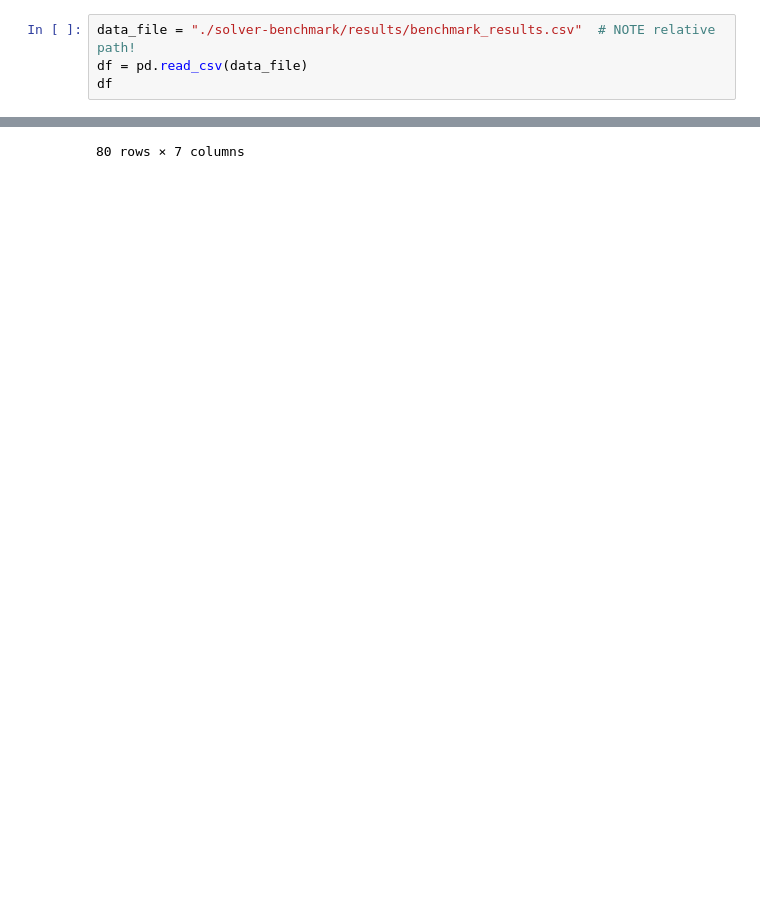
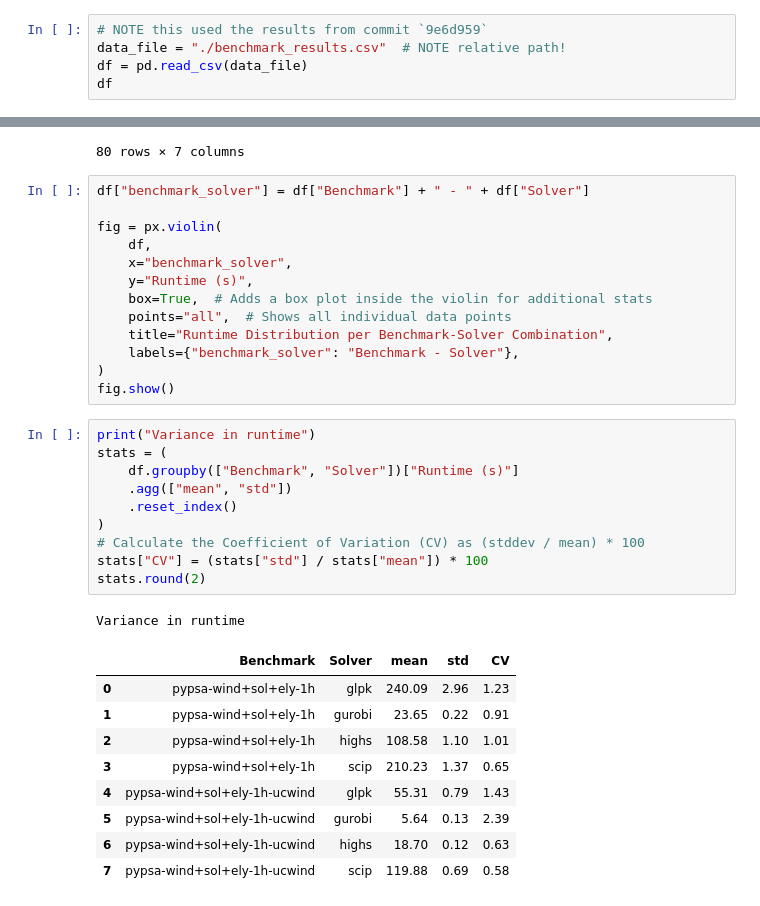
Before and after one commit to open-energy-transition/solver-benchmark, a Jupyter notebook: results/Variance.ipynb, the cells around one changed output, grey strips where cells are left out. Saved outputs shown, nothing was run; the diff lists cells and outputs as text; blank space fills up the shorter version.

Commit message:
Do some analysis of the variance

```diff
--- a/results/Variance.ipynb
+++ b/results/Variance.ipynb
@@ -3,5 +8,6 @@ import pandas as pd
 # %%
-data_file = "./solver-benchmark/results/benchmark_results.csv"  # NOTE relative path!
+# NOTE this used the results from commit `9e6d959`
+data_file = "./benchmark_results.csv"  # NOTE relative path!
 df = pd.read_csv(data_file)
 df
 # %% [output]
@@ -18,3 +24,37 @@ df
 | 78 | pypsa-wind+sol+ely-1h | scip | ok | optimal | 8.466753e+10 | 210.108862 | 719.096 |
 | 79 | pypsa-wind+sol+ely-1h | scip | ok | optimal | 8.466753e+10 | 213.969467 | 716.624 |
 80 rows × 7 columns
+# %%
+df["benchmark_solver"] = df["Benchmark"] + " - " + df["Solver"]
+
+fig = px.violin(
+    df,
+    x="benchmark_solver",
+    y="Runtime (s)",
+    box=True,  # Adds a box plot inside the violin for additional stats
+    points="all",  # Shows all individual data points
+    title="Runtime Distribution per Benchmark-Solver Combination",
+    labels={"benchmark_solver": "Benchmark - Solver"},
+)
+fig.show()
+# %%
+print("Variance in runtime")
+stats = (
+    df.groupby(["Benchmark", "Solver"])["Runtime (s)"]
+    .agg(["mean", "std"])
+    .reset_index()
+)
+# Calculate the Coefficient of Variation (CV) as (stddev / mean) * 100
+stats["CV"] = (stats["std"] / stats["mean"]) * 100
+stats.round(2)
+# %% [output]
+Variance in runtime
+|  | Benchmark | Solver | mean | std | CV |
+| 0 | pypsa-wind+sol+ely-1h | glpk | 240.09 | 2.96 | 1.23 |
+| 1 | pypsa-wind+sol+ely-1h | gurobi | 23.65 | 0.22 | 0.91 |
+| 2 | pypsa-wind+sol+ely-1h | highs | 108.58 | 1.10 | 1.01 |
+| 3 | pypsa-wind+sol+ely-1h | scip | 210.23 | 1.37 | 0.65 |
+| 4 | pypsa-wind+sol+ely-1h-ucwind | glpk | 55.31 | 0.79 | 1.43 |
+| 5 | pypsa-wind+sol+ely-1h-ucwind | gurobi | 5.64 | 0.13 | 2.39 |
+| 6 | pypsa-wind+sol+ely-1h-ucwind | highs | 18.70 | 0.12 | 0.63 |
+| 7 | pypsa-wind+sol+ely-1h-ucwind | scip | 119.88 | 0.69 | 0.58 |
```
Also changed, not shown: parts of 6 cells of this notebook.
